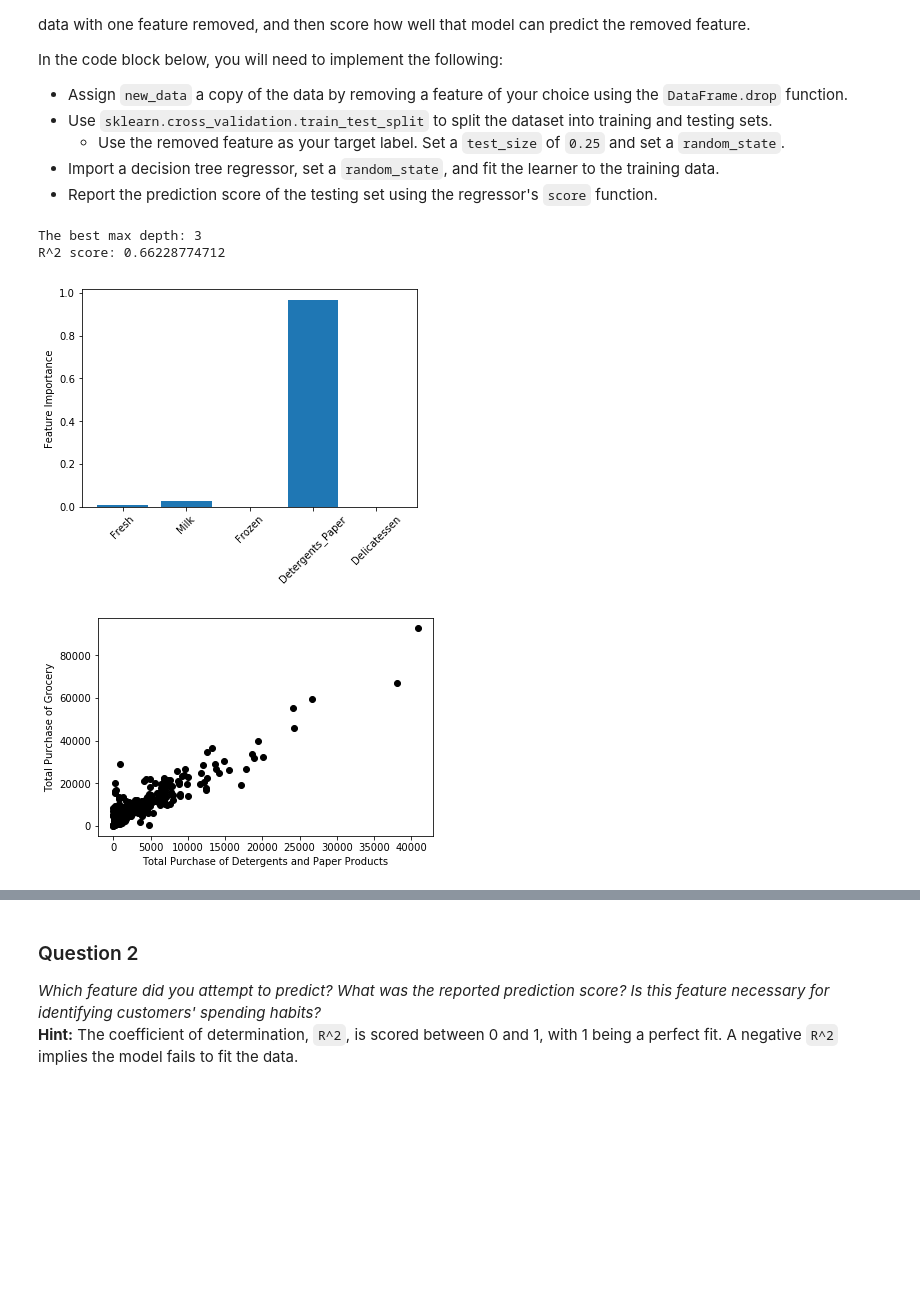
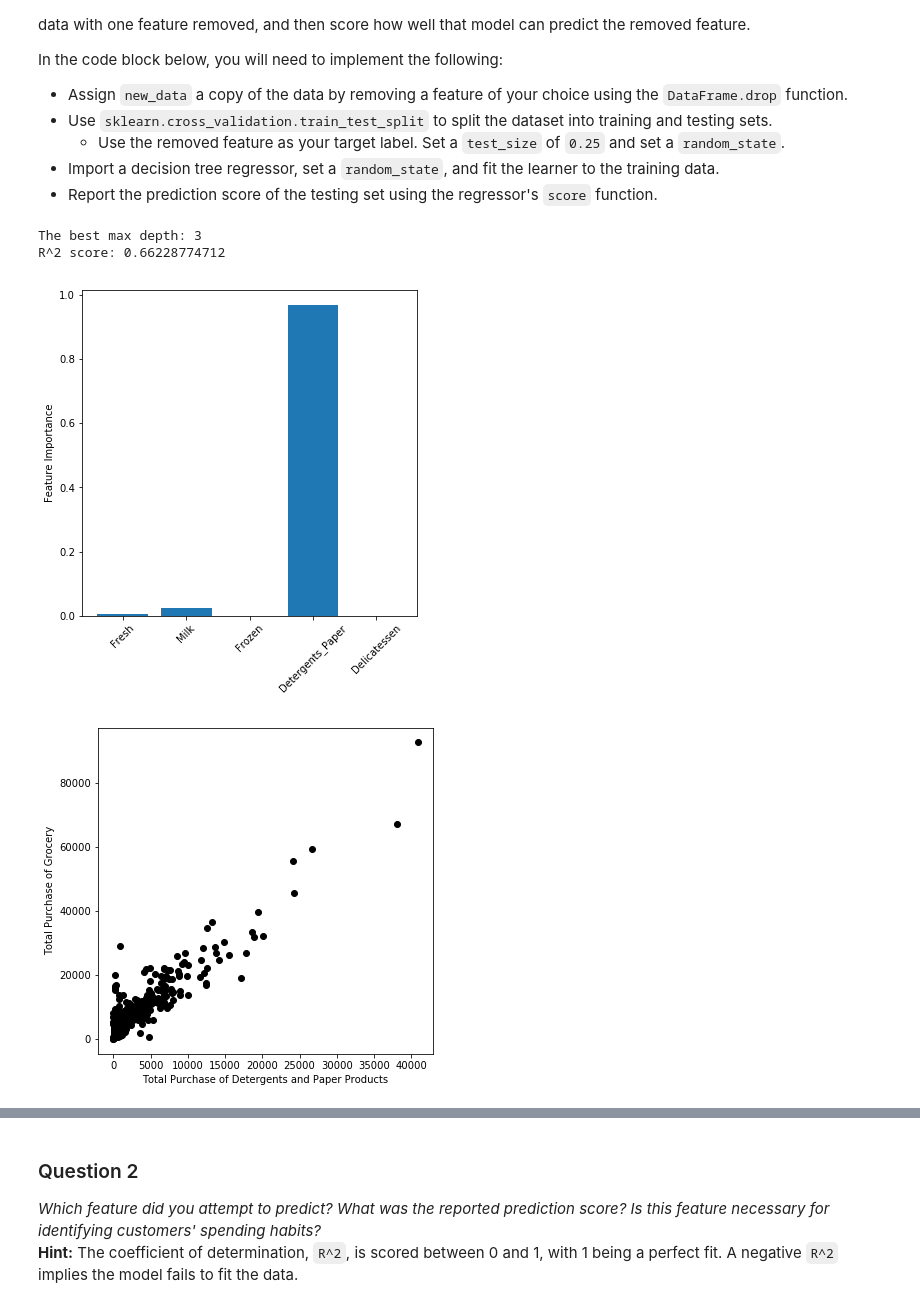
Before and after one commit to ragamarkely/customer_segments, a Jupyter notebook: customer_segments.ipynb, the cells around one changed output, grey strips where cells are left out. Drawn from its saved outputs; the diff is of its cells as text; code cells hidden in the pictures; blank space fills up the shorter version.

```diff
--- a/customer_segments.ipynb
+++ b/customer_segments.ipynb
@@ -148,35 +148,35 @@ params = {'max_depth': np.arange(1,21,2)}
 clf = DecisionTreeRegressor(random_state=42)
 kfold = KFold(n_splits=5,shuffle=True,random_state=42)
 grid = GridSearchCV(estimator=clf,param_grid = params,scoring='r2',cv=kfold)
 grid.fit(X_train,y_train)
 print 'The best max depth:', grid.best_params_['max_depth']
 
 regressor = clone(grid.best_estimator_)
 regressor.fit(X_train,y_train)
 
 # TODO: Report the score of the prediction using the testing set
 score = regressor.score(X_test,y_test)
 print 'R^2 score:',score
 features = [col for col in list(data) if col != dropped]
-plt.figure()
+plt.figure(figsize=(6,6))
 plt.bar(np.arange(5),regressor.feature_importances_)
 plt.xticks(np.arange(5),features,rotation=45)
 plt.ylabel('Feature Importance')
 
-plt.figure()
+plt.figure(figsize=(6,6))
 plt.scatter(data['Detergents_Paper'],data['Grocery'],color='black')
 plt.xlabel('Total Purchase of Detergents and Paper Products')
 plt.ylabel('Total Purchase of Grocery');
 
-plt.figure(figsize=(5,5))
+plt.figure(figsize=(6,6))
 plt.scatter(y_test,regressor.predict(X_test),color='black')
 plt.xlim(0,40000)
 plt.ylim(0,40000)
 plt.xlabel('True Total Grocery Purchase')
 plt.ylabel('Predicted Total Grocery Purchase')
 plt.plot([0,40000],[0,40000],color='black');
 # %% [output]
 The best max depth: 3
 R^2 score: 0.66228774712
-[figure, old version]
+[figure, new version]
-[figure, old version]
+[figure, new version]
```
Also changed, not shown: parts of 3 cells of this notebook.
